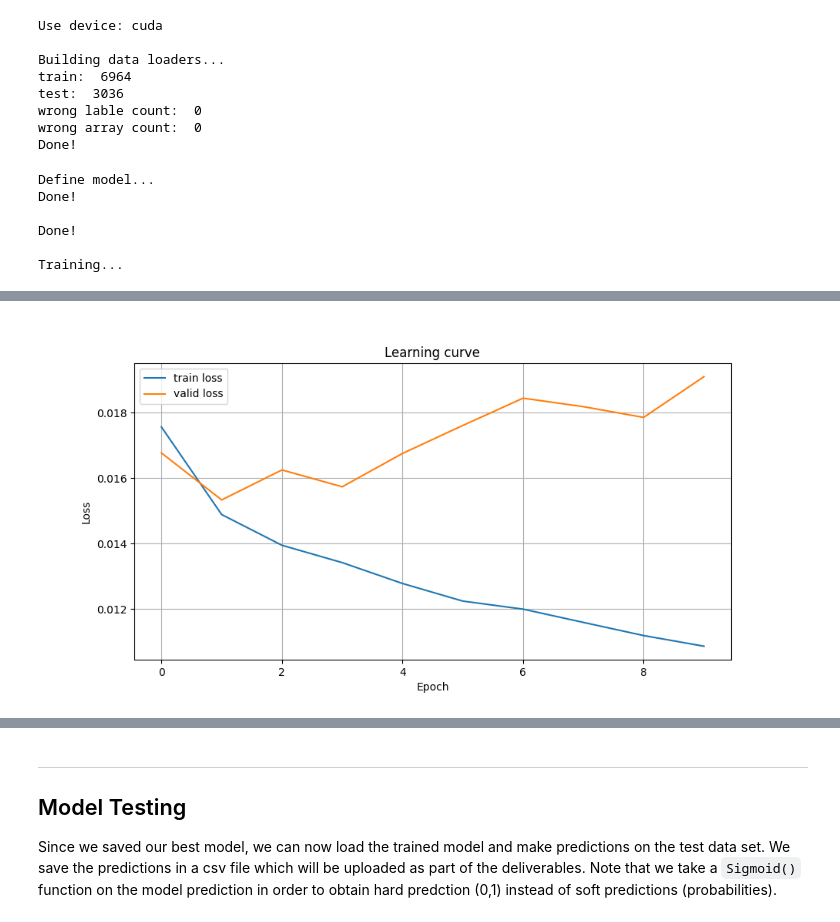
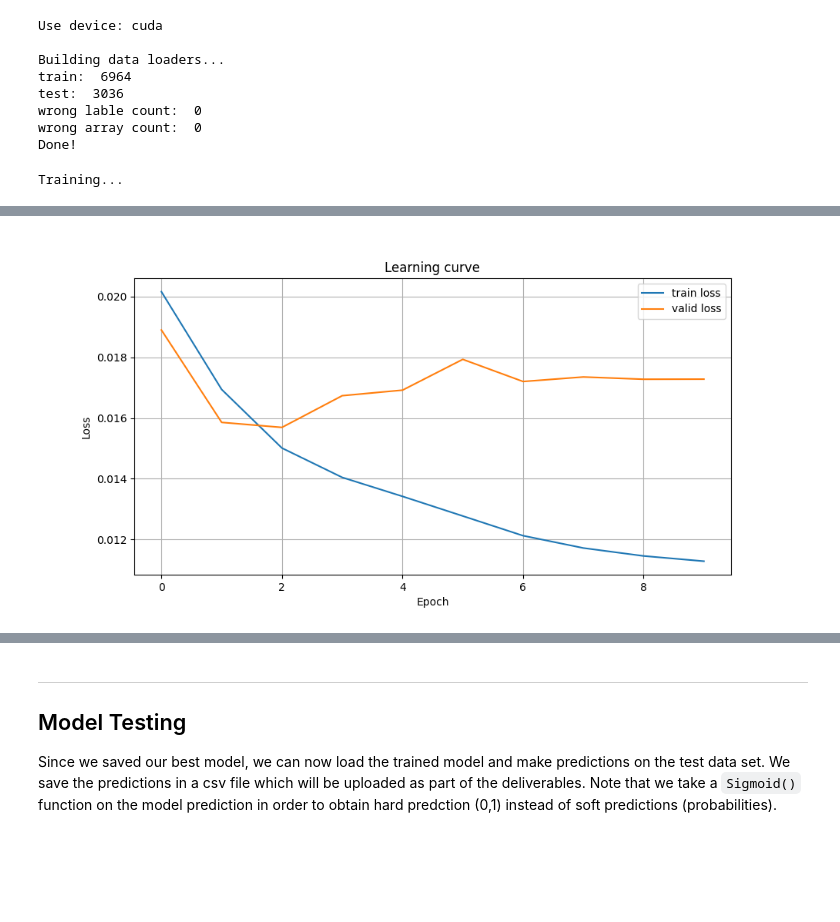
Before and after one commit to Arty-Facts/wasp_al_and_ml_2023, a Jupyter notebook: module3/assignment_ecg_classification.ipynb, the cells around one changed output, grey strips where cells are left out. Saved outputs shown, nothing was run; the diff lists cells and outputs as text; code cells hidden in the pictures; blank space fills up the shorter version.

```diff
--- a/module3/assignment_ecg_classification.ipynb
+++ b/module3/assignment_ecg_classification.ipynb
@@ -909,34 +914,13 @@ def f1_score(y_true, y_pred, eps=1e-6):
     return 2 * precision * recall / (precision + recall+eps)
 # %%
 
-def fit(num_epochs, model, optimizer, train_dataloader, valid_dataloader ,seed=42, verbose=True, device="cuda:0"):
+def fit(num_epochs, model, optimizer, train_dataloader, valid_dataloader, lr_scheduler=None ,seed=42, verbose=True, device="cuda:0"):
     np.random.seed(seed)
     torch.manual_seed(seed)
-    # =============== Define model ============================================#
-    if verbose:
-        print("Define model...")
-    """
-    TASK: Replace the baseline model with your model; Insert your code here
-    """
+
     model.to(device=device)
-    if verbose:
-        print("Done!\n")
 
-    # =============== Define loss function ====================================#
-    """
-    TASK: define the loss; Insert your code here. This can be done in 1 line of code
-    """
     loss_function = torch.nn.BCELoss()
-
-    if verbose:
-        print("Done!\n")
-
-    # =============== Define lr scheduler =====================================#
-    # TODO advanced students (non mandatory)
-    """
-    OPTIONAL: define a learning rate scheduler; Insert your code here
-    """
-    lr_scheduler = None
 
     # =============== Train model =============================================#
     if verbose:
@@ -945,6 +929,7 @@ def fit(num_epochs, model, optimizer, train_dataloader, valid_dataloader ,seed=4
     # allocation
     train_loss_all, valid_loss_all, auroc_all = [], [], []
     eval_all, accuracy_all, precision_all, recall_all, f1_all = [], [], [], [], []
+    lr_all = []
     if verbose:
         pbar = tqdm(range(1, num_epochs + 1))
     else:
@@ -955,7 +940,7 @@ def fit(num_epochs, model, optimizer, train_dataloader, valid_dataloader ,seed=4
         prefix = f""
 
         # training loop
-        train_loss = train_loop(prefix, train_dataloader, model, optimizer, loss_function, device)
+        train_loss = train_loop(prefix, train_dataloader, model, optimizer, lr_scheduler, loss_function, device)
         # validation loop
         valid_loss, y_pred, y_true = eval_loop(prefix, valid_dataloader, model, loss_function, device)
 
@@ -973,6 +958,7 @@ def fit(num_epochs, model, optimizer, train_dataloader, valid_dataloader ,seed=4
         precision_all.append(precision_score(y_true, y_pred))
         recall_all.append(recall_score(y_true, y_pred))
         f1_all.append(f1_score(y_true, y_pred))
+        # lr_all.append(optimizer.param_groups[0]['lr'])
 
         curr_valid = valid_loss_all[-1]
         curr_auroc = auroc_all[-1]
@@ -998,19 +984,20 @@ def fit(num_epochs, model, optimizer, train_dataloader, valid_dataloader ,seed=4
             # Print message
             print(f'\rEpoch: {epoch:2d}, Train Loss: {train_loss:.6f}, Valid Loss: {valid_loss:.6f}, AUROC: {curr_auroc:.6f}, Accuracy: {curr_accuracy:.6f}, Precision: {curr_precision:.6f}, Recall: {curr_recall:.6f}, F1: {curr_f1:.6f}, Harmonic: {harmonic:.6f}, Eval: {curr_loss:.6f}, {model_save_state}', end="")
 
-        # Update learning rate with lr-scheduler
-        if lr_scheduler:
-            lr_scheduler.step()
-
-    return train_loss_all, valid_loss_all, auroc_all, accuracy_all, precision_all, recall_all, f1_all, eval_all
+    return train_loss_all, valid_loss_all, auroc_all, accuracy_all, precision_all, recall_all, f1_all, eval_all, lr_all
 # %%
 model_bl = ModelBaseline()
-optimizer_bl = torch.optim.Adam(model_bl.parameters(), lr=0.0020213918261062897, weight_decay=7.800411141463573e-07)
 
-train_loss_bl, valid_loss_bl, auroc_bl, accuracy_bl, precision_bl, recall_bl, f1_bl, eval_bl = fit(
+lr = 0.0020213918261062897
+wd = 7.800411141463573e-07
+optimizer_bl = torch.optim.Adam(model_bl.parameters(), lr=lr, weight_decay=wd)
+lr_scheduler_bl = torch.optim.lr_scheduler.OneCycleLR(optimizer_bl, max_lr=lr, steps_per_epoch=len(train_dataloader), epochs=num_epochs)
+
+train_loss_bl, valid_loss_bl, auroc_bl, accuracy_bl, precision_bl, recall_bl, f1_bl, eval_bl, lr_bl = fit(
                                                                                                  num_epochs=num_epochs,
                                                                                                  model=model_bl,
                                                                                                  optimizer=optimizer_bl,
+                                                                                                 lr_scheduler=lr_scheduler_bl,
                                                                                                  train_dataloader=train_dataloader,
                                                                                                  valid_dataloader=valid_dataloader)
 fig, ax = plt.subplots(figsize=(10, 5))
@@ -1024,9 +1011,4 @@ ax.grid()
 
 plt.show()
 # %% [output]
-Define model...
-Done!
-
-Done!
-
 Training...
@@ -1034 +1016 @@ Epoch:  1, Train Loss: 0.017568, Valid Loss: 0.016773, AUROC: 0.811991, Accuracy
-[figure, old version]
+[figure, new version]
```
Also changed, not shown: parts of 12 cells of this notebook, 1 other file.
